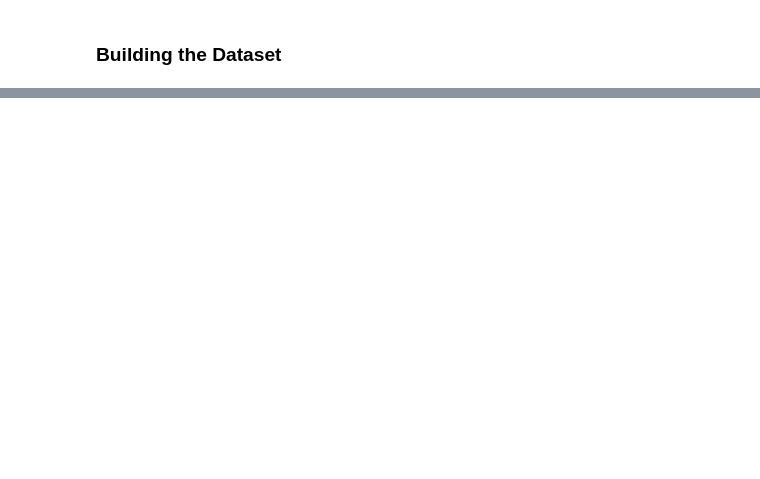
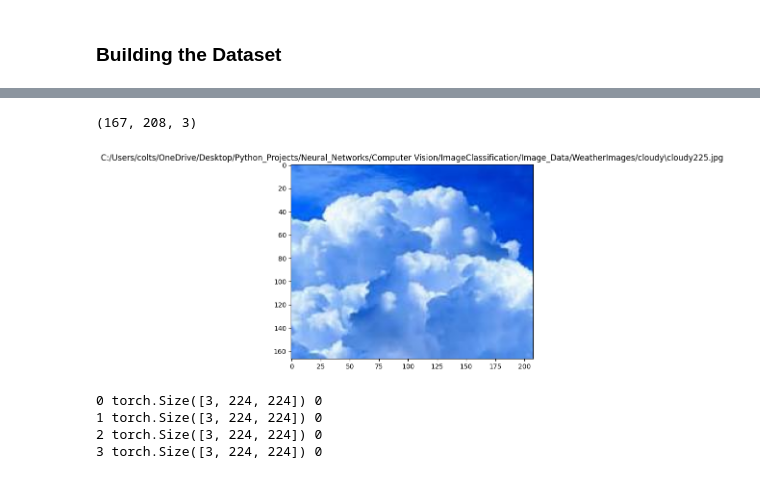
Before and after one commit to ktsorensenWX/PyTorch-WX-Classification, a Jupyter notebook: wx_PyTorch.ipynb, the cells around one changed output, grey strips where cells are left out. Drawn from its saved outputs; the diff is of its cells as text; code cells hidden in the pictures; blank space fills up the shorter version.

```diff
--- a/wx_PyTorch.ipynb
+++ b/wx_PyTorch.ipynb
@@ -284,0 +450,21 @@ plt.imshow(plt.imread(imgs["Images"].iloc[x]))
+# %%
+img_num = 112
+plt.imshow(plt.imread(imgs["Images"][img_num]))
+plt.title(imgs["Images"][img_num])
+plt.tight_layout()
+
+print(io.imread(imgs["Images"][img_num]).shape)
+# %% [output]
+(167, 208, 3)
+[figure, added]
+# %%
+# Loop through some test images
+for i, sample in enumerate(testWX_modeling):
+    print(i, sample['image'].size(), sample['event'])
+    if i == 3:
+        break
+# %% [output]
+0 torch.Size([3, 224, 224]) 0
+1 torch.Size([3, 224, 224]) 0
+2 torch.Size([3, 224, 224]) 0
+3 torch.Size([3, 224, 224]) 0
```
Also changed, not shown: parts of 25 cells of this notebook, 1 other file.
